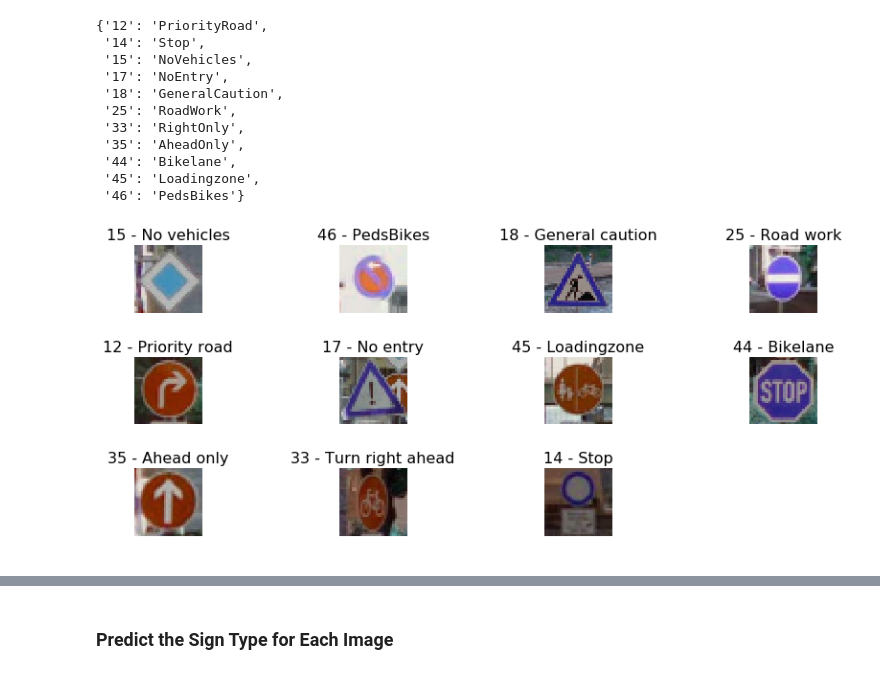
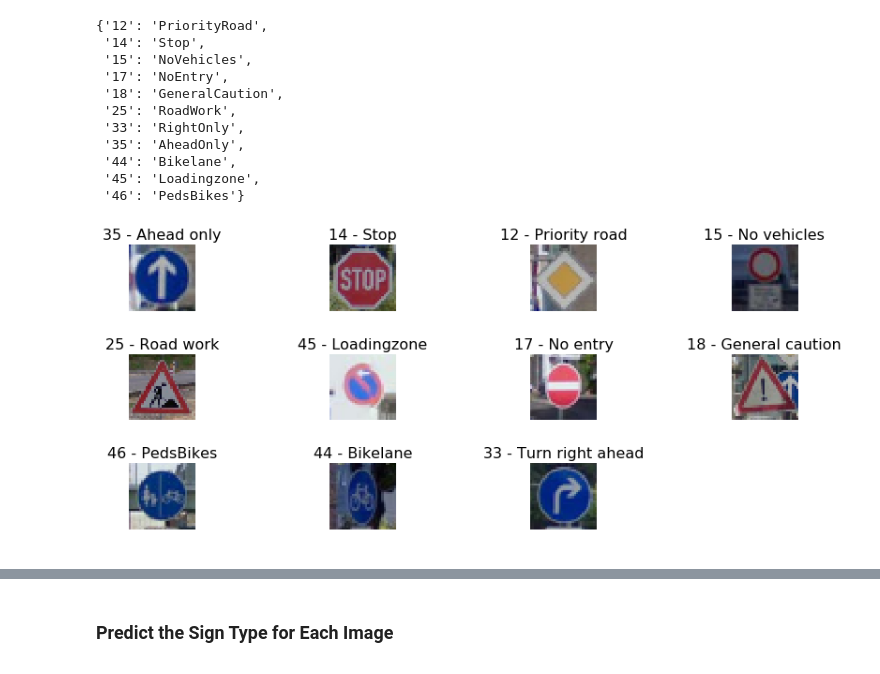
Before and after one commit to SiRi13/CarND-Traffic-Sign-Classifier-Project, a Jupyter notebook: Traffic_Sign_Classifier-CLAHE.ipynb, the cells around one changed output, grey strips where cells are left out. Cells and saved outputs as stored; diff of their text form; code cells hidden in the pictures.

```diff
--- a/Traffic_Sign_Classifier-CLAHE.ipynb
+++ b/Traffic_Sign_Classifier-CLAHE.ipynb
@@ -377,7 +453,7 @@ LEARN_RATE = 0.001
 # %%
-logits = StreetSignNet(x)
+logits, loss = StreetSignNet(x, is_training=True, is_reuse=False, debug=True)
 cross_entropy = tf.nn.softmax_cross_entropy_with_logits(logits, one_hot_y)
-loss_operation = tf.reduce_mean(cross_entropy)
+loss_operation = tf.reduce_mean(cross_entropy) + BETA * loss
 optimizer = tf.train.AdamOptimizer(LEARN_RATE)
 training_operation = optimizer.minimize(loss_operation)
 # %% [output]
@@ -401,6 +489,8 @@ def evaluate(X_data, y_data):
         batch_x, batch_y = X_data[offset:offset+BATCH_SIZE], y_data[offset:offset+BATCH_SIZE]
         accuracy = sess.run(accuracy_operation, feed_dict={x: batch_x,
                                                            y: batch_y,
+                                                           is_training:False,
+                                                           is_reuse:True,
                                                            keep_prob: 1.})
         total_accuracy += (accuracy * len(batch_x))
     return total_accuracy / num_examples
@@ -412,7 +504,12 @@ X_test, y_test = shuffle(X_test, y_test)
 # %%
 with tf.Session() as sess:
-#    saver.restore(sess, tf.train.latest_checkpoint('.'))
     sess.run(tf.global_variables_initializer())
+
+    if tf.train.latest_checkpoint('./') != None or len(saver.last_checkpoints) > 0:
+        print('restore checkpoint')
+        saver.restore(sess, tf.train.latest_checkpoint('.'))
+        EPOCHS = 5
+
     num_examples = len(X_train)
 
     print("Training...")
@@ -424,6 +521,8 @@ with tf.Session() as sess:
             batch_x, batch_y = X_train[offset:end], y_train[offset:end]
             sess.run(training_operation, feed_dict={x: batch_x,
                                                     y: batch_y,
+                                                    is_training: True,
+                                                    is_reuse: False,
                                                     keep_prob: 0.5})
 
         validation_accuracy = evaluate(X_valid, y_valid)
@@ -435,7 +534,7 @@ with tf.Session() as sess:
         saver
     except NameError:
         saver = tf.train.Saver()
-    saver.save(sess, 'sign_net_clahe')
+    saver.save(sess, 'sign_net')
     print("Model saved")
 # %% [output]
 Training...
@@ -472,11 +583,12 @@ X_new = list()
 y_new = np.array([], dtype=np.int)
 path_to_signs = './examples/signs'
 for imagePath in os.listdir(path_to_signs):
-    image = cv2.imread(os.path.join(path_to_signs, imagePath))
+    image = plt.imread(os.path.join(path_to_signs, imagePath))
     path = imagePath.split('_')
     image = cv2.resize(image, (32, 32))
+    image = cv2.cvtColor(image, cv2.COLOR_RGBA2RGB)
     images_with_labels[path[0]] = image
-    X_new.append(preprocess(image))
+    X_new.append(image)
     y_new = np.append(y_new, [np.int(path[0])])
     labels[path[0]] = path[1]
 print("Loaded {} images".format(len(images_with_labels)))
@@ -506,17 +618,17 @@ labels
  '46': 'PedsBikes'}
 # %%
 plt.figure(figsize=(12,5))
-for i, image in enumerate(images_with_labels.values()):
+for i, image in enumerate(X_new):
     # get label for image from signnames
     classId = y_new[i]
     signNme = signnames.SignName[classId] if classId < 44 else labels[str(classId)]
     label = "{} - {}".format(classId, signNme)
     # create subplot
     sub_plot = plt.subplot(3,4,i+1)
     sub_plot.set_title(label,fontsize=16)
     sub_plot.axis('off')
-    imgplot = plt.imshow(image, cmap='gray')
+    imgplot = plt.imshow(image.squeeze(), cmap='gray')
 
 plt.tight_layout()
 # %% [output]
-[figure, old version]
+[figure, new version]
```
Also changed, not shown: parts of 51 cells of this notebook, 4 other files.
